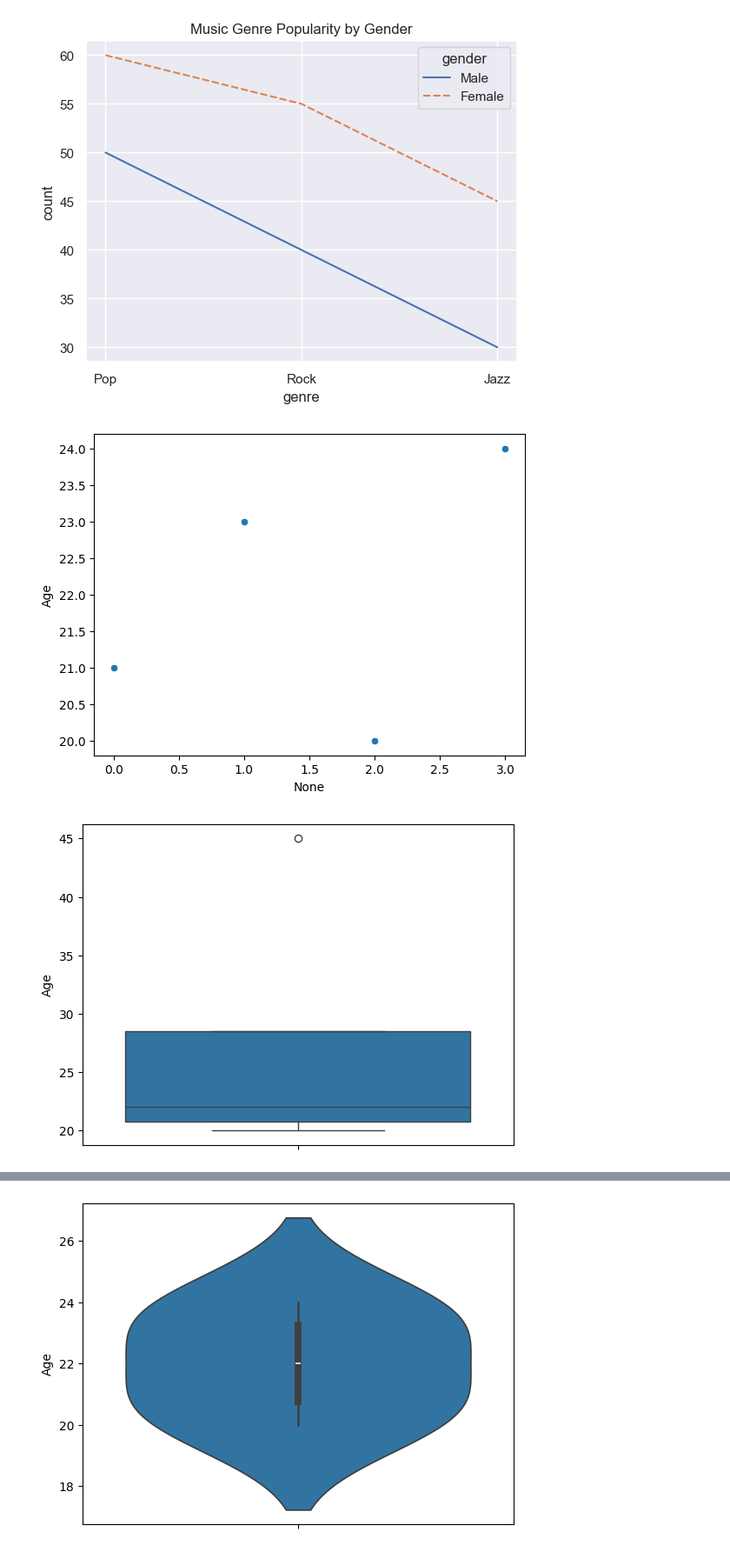
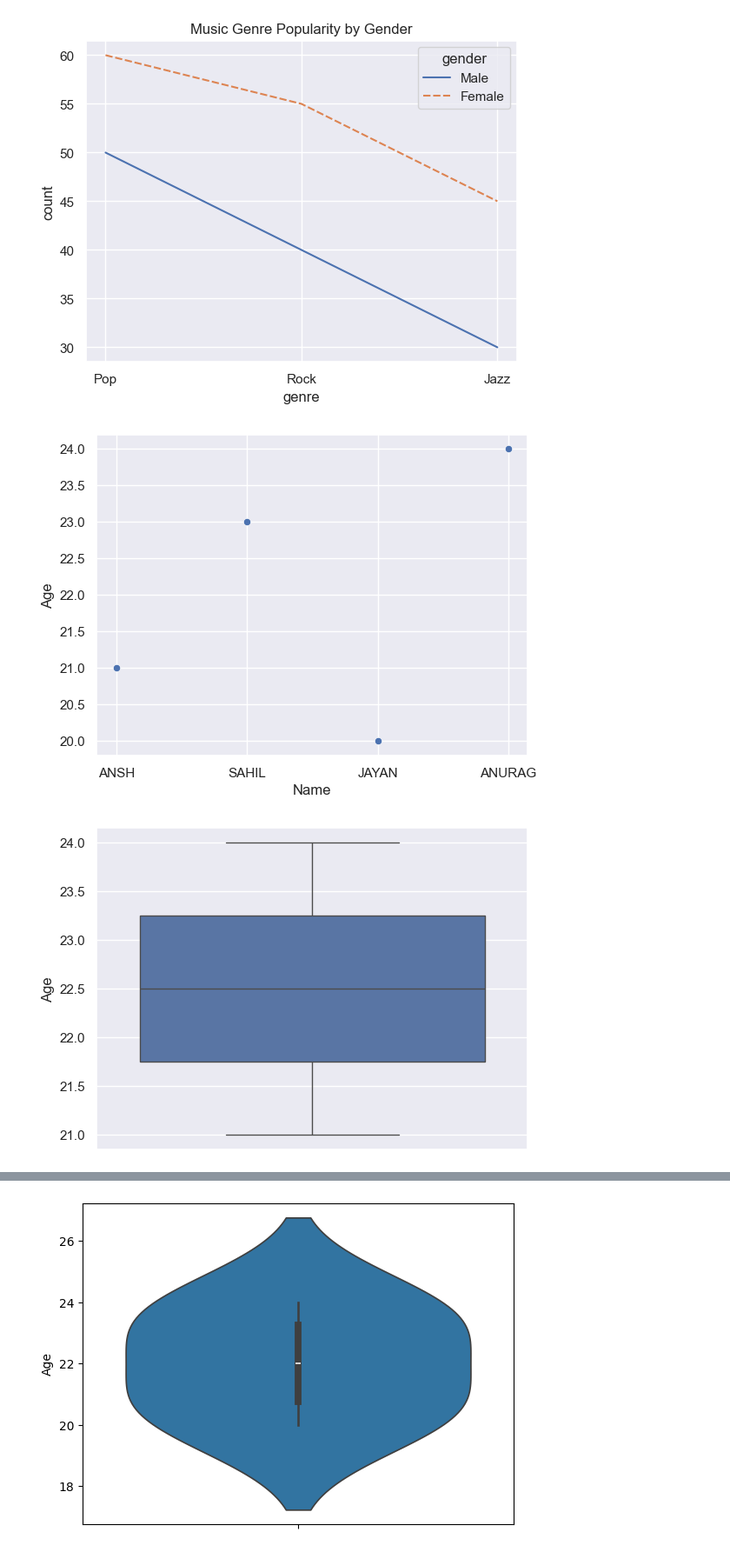
Before and after one commit to Sonasunils/Artificial-intelligence-and-machine-learning, a Jupyter notebook: 5.seaborn/1.datavisulaization.ipynb, the cells around one changed output, grey strips where cells are left out. Shown at 87% size. Drawn from its saved outputs; the diff is of its cells as text; code cells hidden in the pictures.

Commit message:
edited seaborn

```diff
--- a/5.seaborn/1.Data_visulaization.ipynb
+++ b/5.seaborn/1.datavisulaization.ipynb
@@ -11,3 +87,18 @@ sns.lineplot(x="sepal_length", y="sepal_width", data=data)
 plt.show()
 # %% [output]
 [figure]
+# %%
+import seaborn as sns
+import matplotlib.pyplot as plt
+import pandas as pd
+
+# Sample data
+data = pd.DataFrame({
+    "genre": ["Pop", "Pop", "Rock", "Rock", "Jazz", "Jazz"],
+    "gender": ["Male", "Female", "Male", "Female", "Male", "Female"],
+    "count": [50, 60, 40, 55, 30, 45]
+})
+sns.barplot(x="genre", y="count", data=data, hue="gender")
+sns.set(style="darkgrid")
+plt.title("Music Genre Popularity by Gender")
+plt.show()
@@ -58,22 +151,22 @@ import matplotlib.pyplot as plt
 data = {'Name': ['ANSH', 'SAHIL', 'JAYAN', 'ANURAG'], 'Age': [21, 23, 20, 24]}
 df = pd.DataFrame(data)
 
-sns.scatterplot(x=df.index, y='Age', data=df)
+sns.scatterplot(x='Name', y='Age', data=df)
 plt.show()
 # %% [output]
-[figure, old version]
+[figure, new version]
 # %%
 import pandas as pd
 import matplotlib.pyplot as plt
 import seaborn as sns
 
-data = {'Name': ['ANSH', 'SAHIL', 'JAYAN', 'ANURAG'], 'Age': [21, 23, 20, 45]}
+data = {'Name': ['ANSH', 'SAHIL', 'JAYAN', 'ANURAG'], 'Age': [21, 22, 23,24 ]}
 df = pd.DataFrame(data)
 
 sns.boxplot(y='Age', data=df)
 plt.show()
 # %% [output]
-[figure, old version]
+[figure, new version]
 # %%
 import matplotlib.pyplot as plt
 
```
Also changed, not shown: parts of 9 cells of this notebook.
